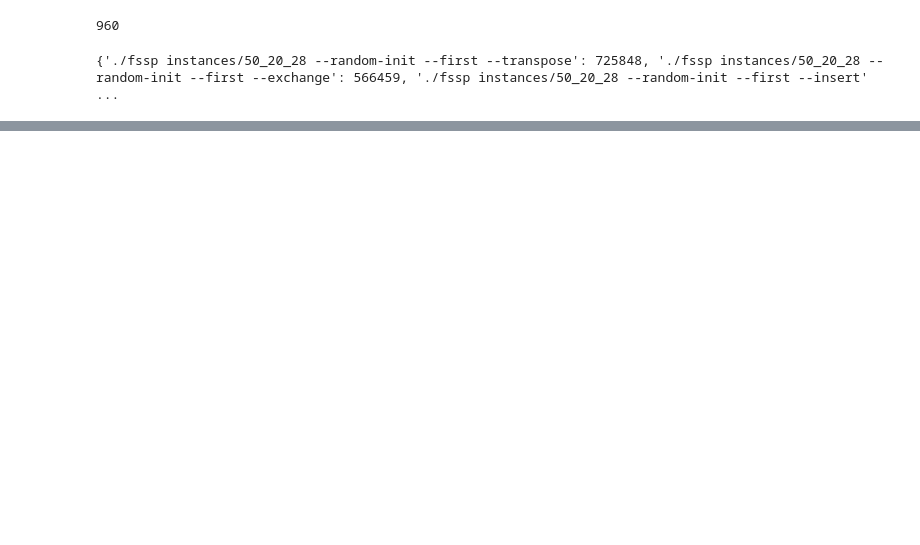
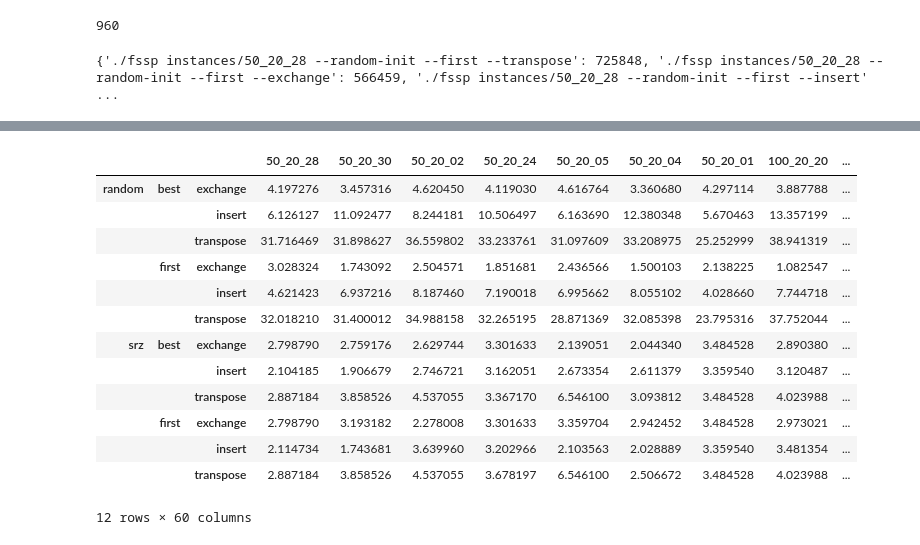
Before and after one commit to t00n/heuristics, a Jupyter notebook: impl1/src/exercise 1.ipynb, the cells around one changed output, grey strips where cells are left out. Cells and saved outputs as stored; diff of their text form; code cells hidden in the pictures; blank space fills up the shorter version.

```diff
--- a/impl1/src/exercise 1.ipynb
+++ b/impl1/src/exercise 1.ipynb
@@ -152,0 +152,20 @@ Name: percentage_deviation, dtype: float64
+# %%
+algos = pd.DataFrame(exercise1.groupby(['init', 'pivot', 'neighbourhood']).groups).T
+algos.columns = exercise1.instance.unique()
+algos = algos.applymap(lambda x: exercise1.loc[x].percentage_deviation)
+algos
+# %% [output]
+|  |  |  | 50_20_28 | 50_20_30 | 50_20_02 | 50_20_24 | 50_20_05 | 50_20_04 | 50_20_01 | 100_20_20 | ... |
+| random | best | exchange | 4.197276 | 3.457316 | 4.620450 | 4.119030 | 4.616764 | 3.360680 | 4.297114 | 3.887788 | ... |
+|  |  | insert | 6.126127 | 11.092477 | 8.244181 | 10.506497 | 6.163690 | 12.380348 | 5.670463 | 13.357199 | ... |
+|  |  | transpose | 31.716469 | 31.898627 | 36.559802 | 33.233761 | 31.097609 | 33.208975 | 25.252999 | 38.941319 | ... |
+|  | first | exchange | 3.028324 | 1.743092 | 2.504571 | 1.851681 | 2.436566 | 1.500103 | 2.138225 | 1.082547 | ... |
+|  |  | insert | 4.621423 | 6.937216 | 8.187460 | 7.190018 | 6.995662 | 8.055102 | 4.028660 | 7.744718 | ... |
+|  |  | transpose | 32.018210 | 31.400012 | 34.988158 | 32.265195 | 28.871369 | 32.085398 | 23.795316 | 37.752044 | ... |
+| srz | best | exchange | 2.798790 | 2.759176 | 2.629744 | 3.301633 | 2.139051 | 2.044340 | 3.484528 | 2.890380 | ... |
+|  |  | insert | 2.104185 | 1.906679 | 2.746721 | 3.162051 | 2.673354 | 2.611379 | 3.359540 | 3.120487 | ... |
+|  |  | transpose | 2.887184 | 3.858526 | 4.537055 | 3.367170 | 6.546100 | 3.093812 | 3.484528 | 4.023988 | ... |
+|  | first | exchange | 2.798790 | 3.193182 | 2.278008 | 3.301633 | 3.359704 | 2.942452 | 3.484528 | 2.973021 | ... |
+|  |  | insert | 2.114734 | 1.743681 | 3.639960 | 3.202966 | 2.103563 | 2.028889 | 3.359540 | 3.481354 | ... |
+|  |  | transpose | 2.887184 | 3.858526 | 4.537055 | 3.678197 | 6.546100 | 2.506672 | 3.484528 | 4.023988 | ... |
+12 rows × 60 columns
```
Also changed, not shown: parts of 12 cells of this notebook.
